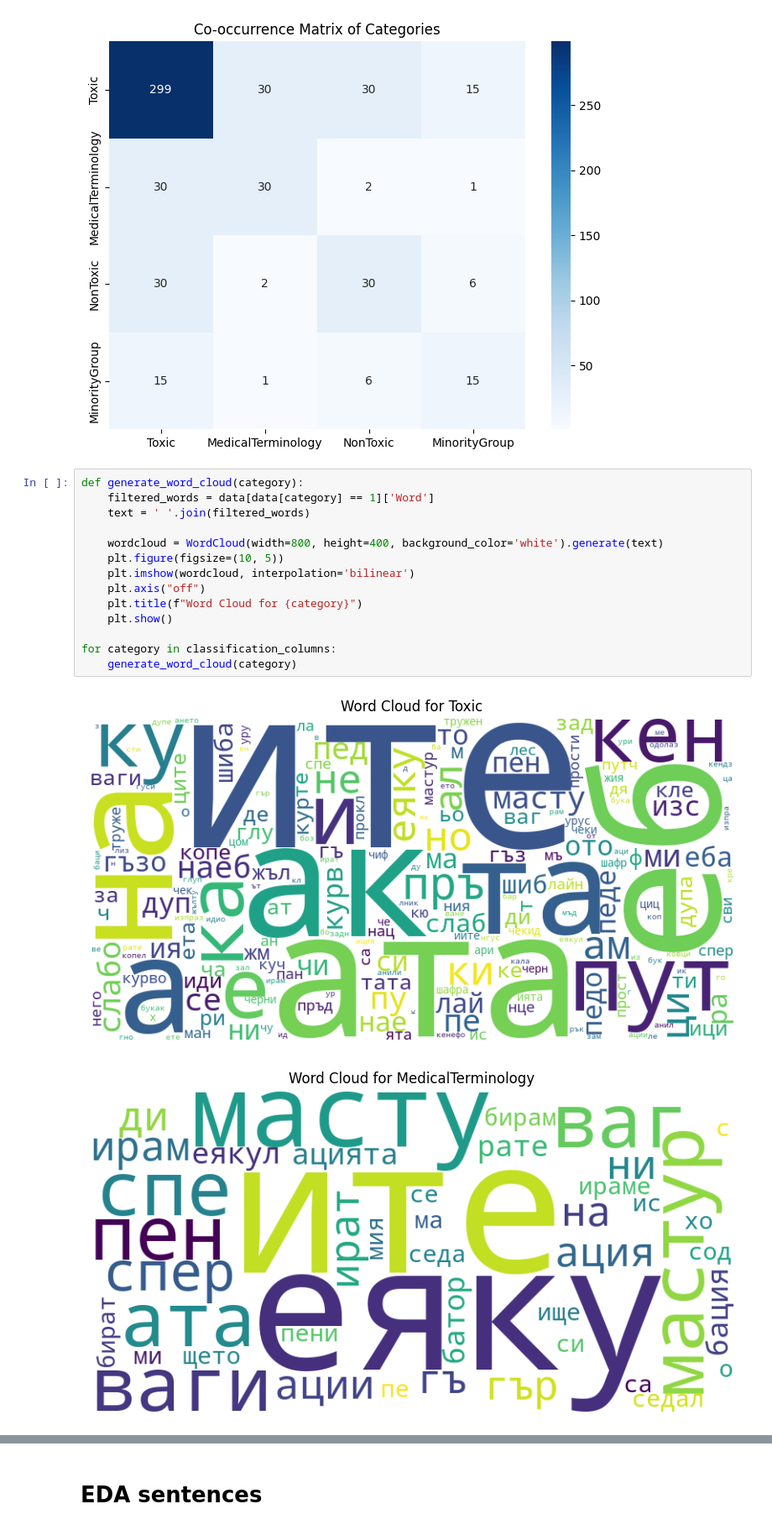
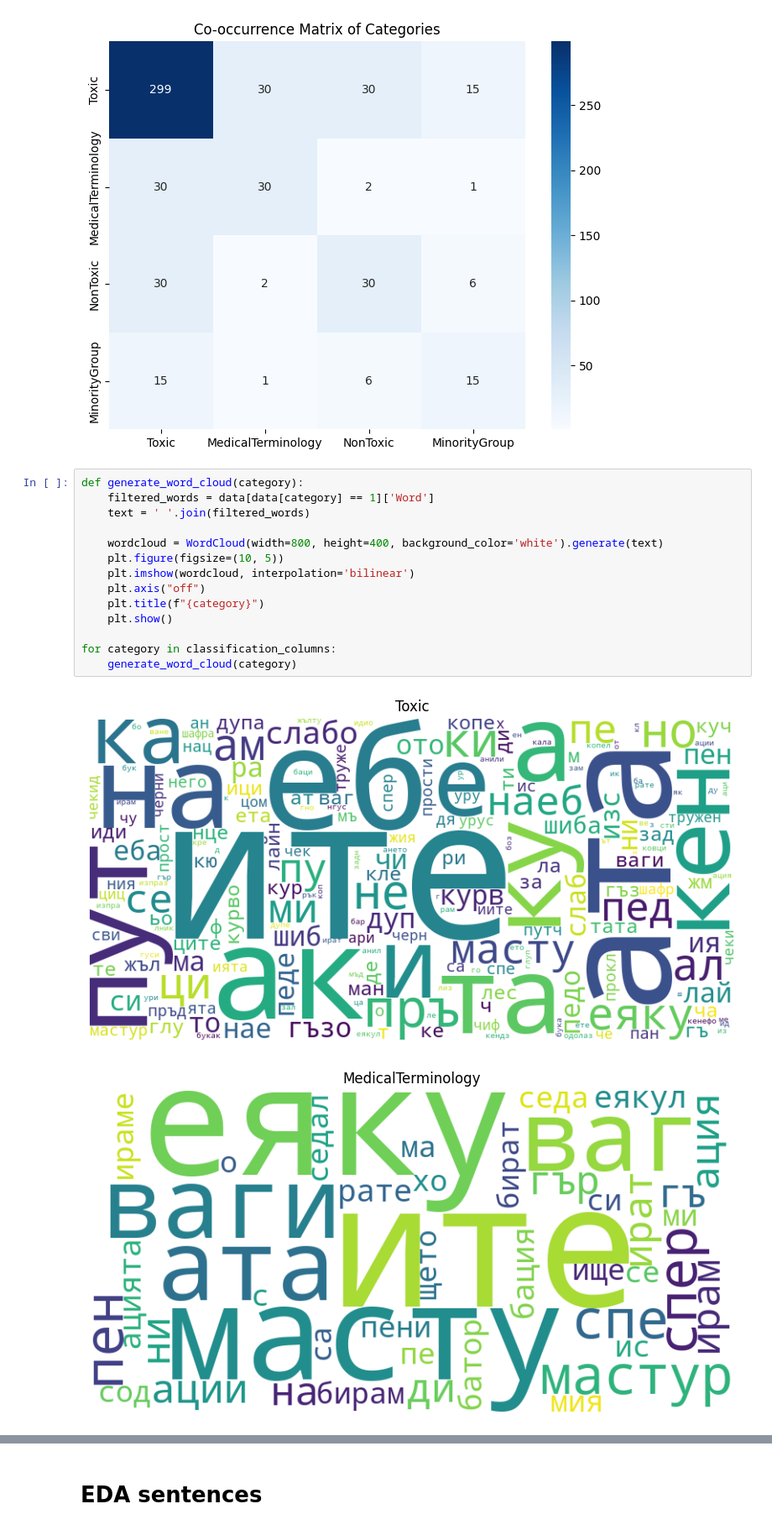
Before and after one commit to TsvetoslavVasev/toxic-language-classification, a Jupyter notebook: code/eda.ipynb, the cells around one changed output, grey strips where cells are left out. Shown at 84% size. Cells and saved outputs as stored; diff of their text form.

```diff
--- a/code/eda.ipynb
+++ b/code/eda.ipynb
@@ -93,17 +101,17 @@ plt.show()
 # %%
 def generate_word_cloud(category):
     filtered_words = data[data[category] == 1]['Word']
     text = ' '.join(filtered_words)
 
     wordcloud = WordCloud(width=800, height=400, background_color='white').generate(text)
     plt.figure(figsize=(10, 5))
     plt.imshow(wordcloud, interpolation='bilinear')
     plt.axis("off")
-    plt.title(f"Word Cloud for {category}")
+    plt.title(f"{category}")
     plt.show()
 
 for category in classification_columns:
     generate_word_cloud(category)
 # %% [output]
-[figure, old version]
+[figure, new version]
-[figure, old version]
+[figure, new version]
```
Also changed, not shown: parts of 3 cells of this notebook, 6 other files.
